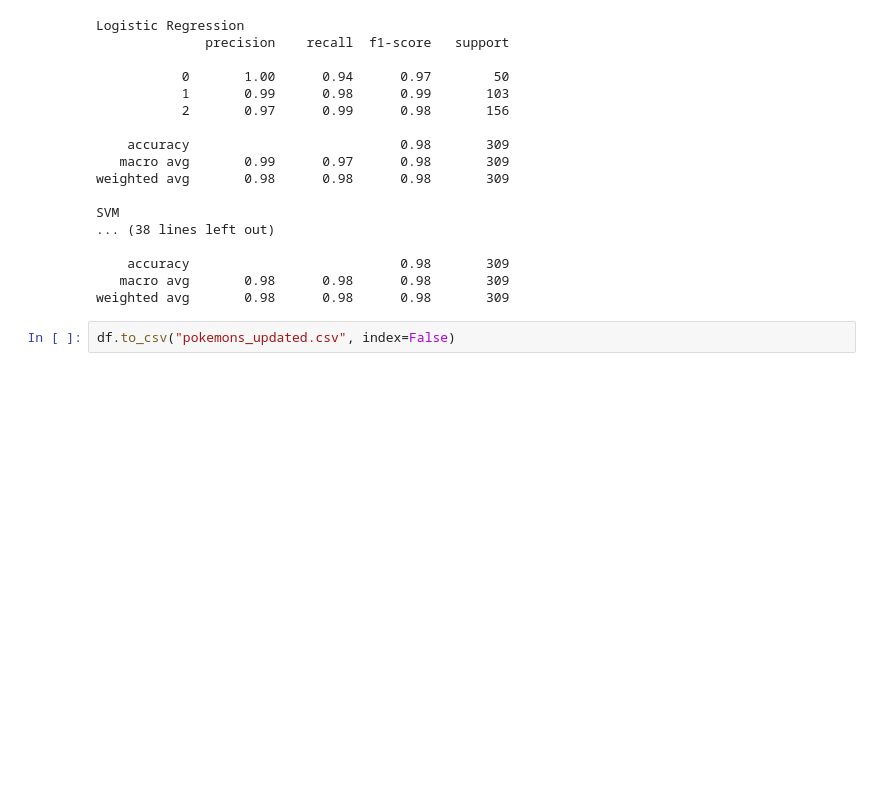
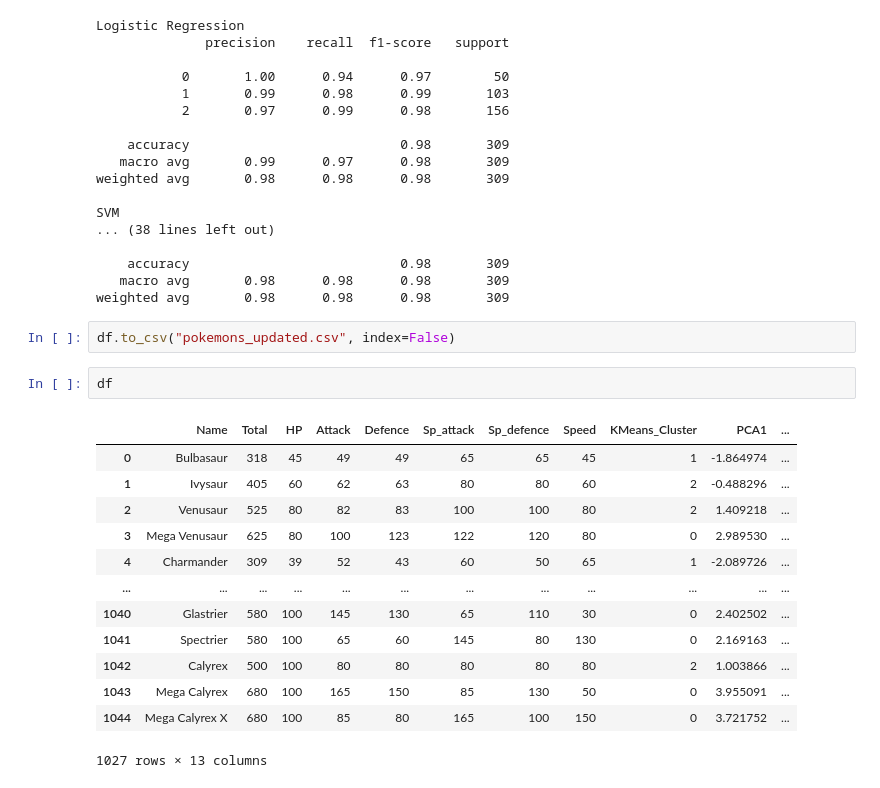
Before and after one commit to ArtemTop495/MOIBD, a Jupyter notebook: TeamWorkPokemons.ipynb, the cells around one changed output. Cells and saved outputs as stored; diff of their text form; blank space fills up the shorter version.

```diff
--- a/TeamWorkPokemons.ipynb
+++ b/TeamWorkPokemons.ipynb
@@ -302,3 +302,19 @@ SVM
 weighted avg       0.98      0.98      0.98       309
 # %%
 df.to_csv("pokemons_updated.csv", index=False)
+# %%
+df
+# %% [output]
+|  | Name | Total | HP | Attack | Defence | Sp_attack | Sp_defence | Speed | KMeans_Cluster | PCA1 | ... |
+| 0 | Bulbasaur | 318 | 45 | 49 | 49 | 65 | 65 | 45 | 1 | -1.864974 | ... |
+| 1 | Ivysaur | 405 | 60 | 62 | 63 | 80 | 80 | 60 | 2 | -0.488296 | ... |
+| 2 | Venusaur | 525 | 80 | 82 | 83 | 100 | 100 | 80 | 2 | 1.409218 | ... |
+| 3 | Mega Venusaur | 625 | 80 | 100 | 123 | 122 | 120 | 80 | 0 | 2.989530 | ... |
+| 4 | Charmander | 309 | 39 | 52 | 43 | 60 | 50 | 65 | 1 | -2.089726 | ... |
+| ... | ... | ... | ... | ... | ... | ... | ... | ... | ... | ... | ... |
+| 1040 | Glastrier | 580 | 100 | 145 | 130 | 65 | 110 | 30 | 0 | 2.402502 | ... |
+| 1041 | Spectrier | 580 | 100 | 65 | 60 | 145 | 80 | 130 | 0 | 2.169163 | ... |
+| 1042 | Calyrex | 500 | 100 | 80 | 80 | 80 | 80 | 80 | 2 | 1.003866 | ... |
+| 1043 | Mega Calyrex | 680 | 100 | 165 | 150 | 85 | 130 | 50 | 0 | 3.955091 | ... |
+| 1044 | Mega Calyrex X | 680 | 100 | 85 | 80 | 165 | 100 | 150 | 0 | 3.721752 | ... |
+1027 rows × 13 columns
```
Also changed, not shown: parts of 3 cells of this notebook, 7 other files.
